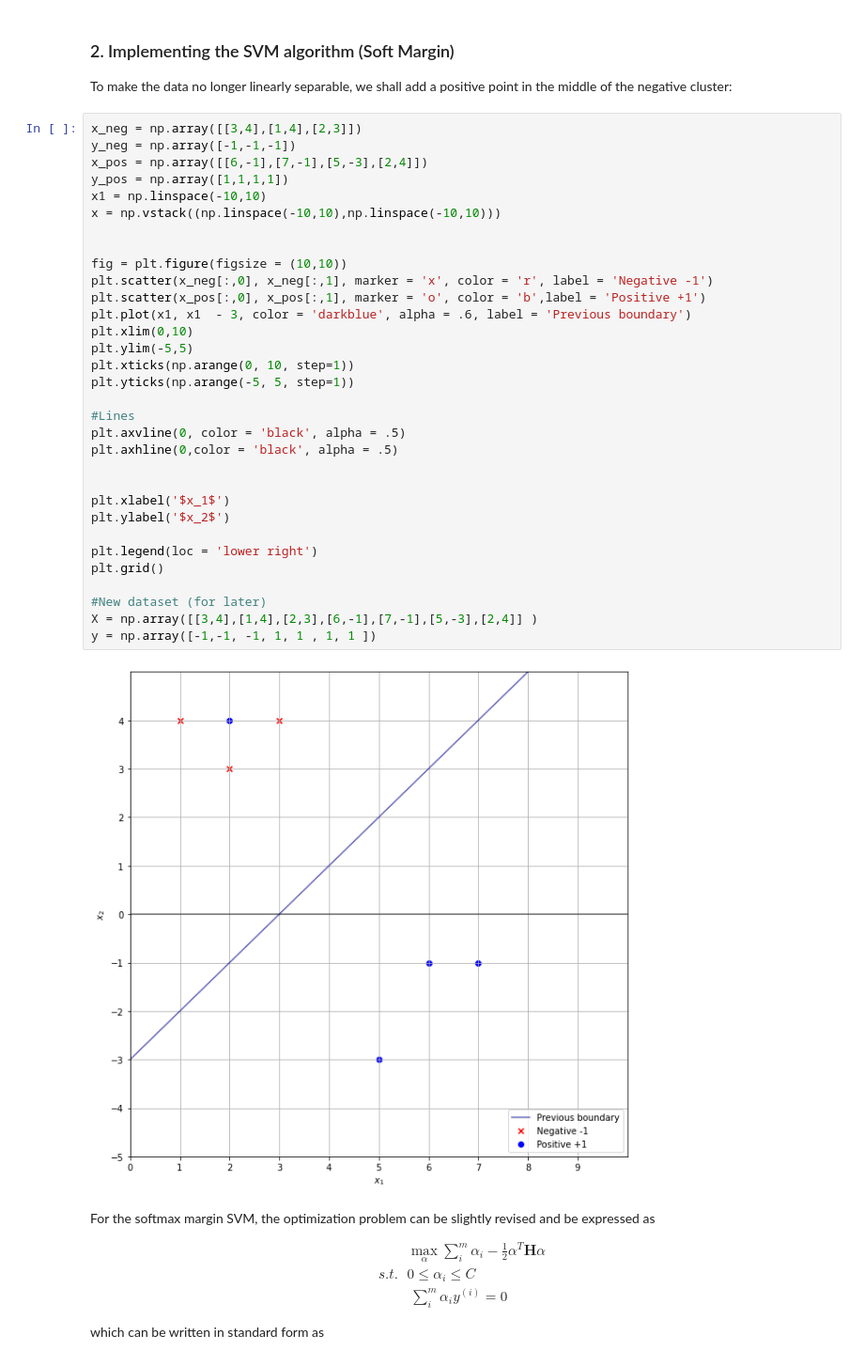
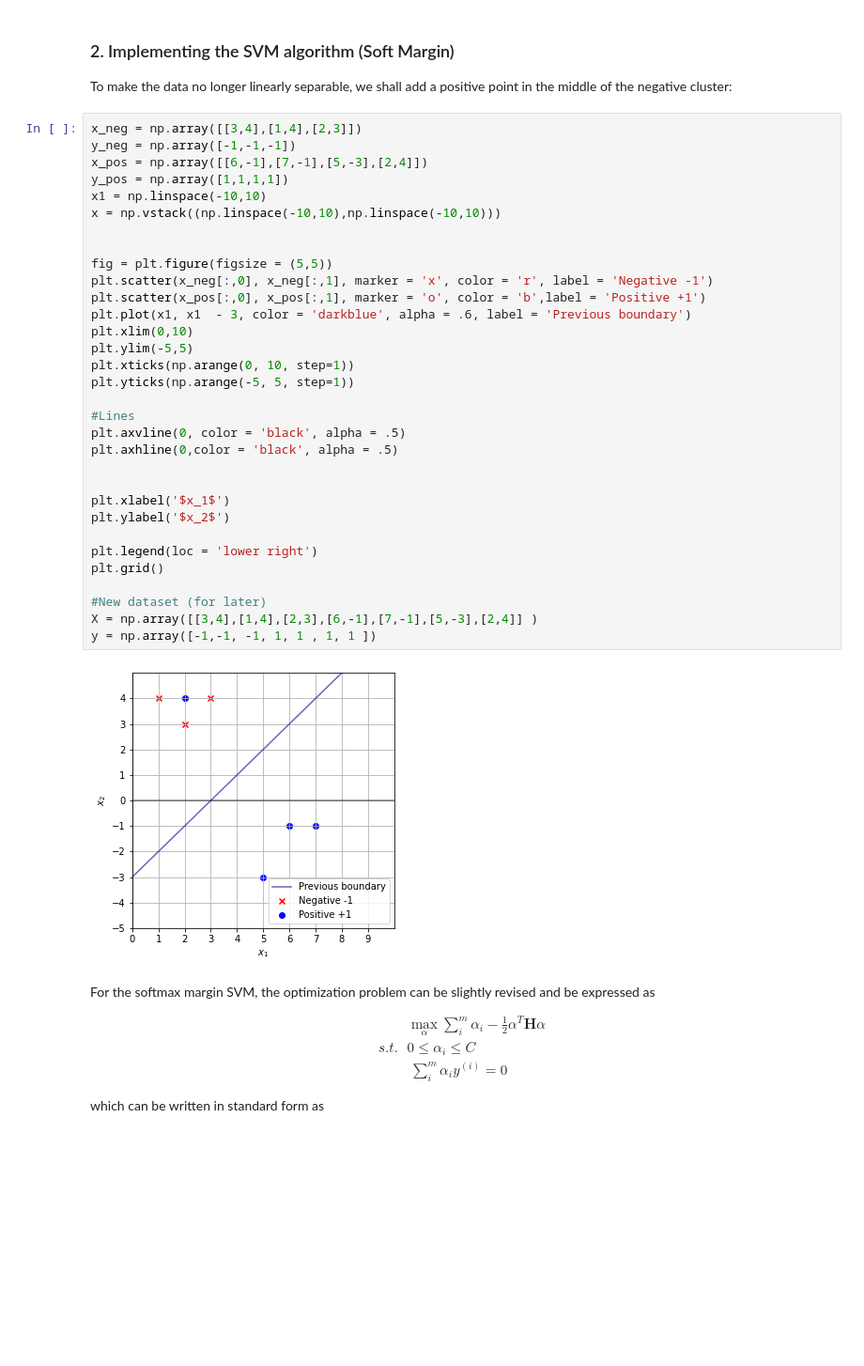
Before and after one commit to chaklam-silpasuwanchai/Python-for-Data-Science, a Jupyter notebook: 9.3 - SVM Scratch Using CVXOPT.ipynb, the cells around one changed output. Shown at 94% size. Drawn from its saved outputs; the diff is of its cells as text; blank space fills up the shorter version.

```diff
--- a/9.3 - SVM Scratch Using CVXOPT.ipynb
+++ b/9.3 - SVM Scratch Using CVXOPT.ipynb
@@ -418,35 +451,35 @@ x_neg = np.array([[3,4],[1,4],[2,3]])
 y_neg = np.array([-1,-1,-1])
 x_pos = np.array([[6,-1],[7,-1],[5,-3],[2,4]])
 y_pos = np.array([1,1,1,1])
 x1 = np.linspace(-10,10)
 x = np.vstack((np.linspace(-10,10),np.linspace(-10,10)))
 
 
-fig = plt.figure(figsize = (10,10))
+fig = plt.figure(figsize = (5,5))
 plt.scatter(x_neg[:,0], x_neg[:,1], marker = 'x', color = 'r', label = 'Negative -1')
 plt.scatter(x_pos[:,0], x_pos[:,1], marker = 'o', color = 'b',label = 'Positive +1')
 plt.plot(x1, x1  - 3, color = 'darkblue', alpha = .6, label = 'Previous boundary')
 plt.xlim(0,10)
 plt.ylim(-5,5)
 plt.xticks(np.arange(0, 10, step=1))
 plt.yticks(np.arange(-5, 5, step=1))
 
 #Lines
 plt.axvline(0, color = 'black', alpha = .5)
 plt.axhline(0,color = 'black', alpha = .5)
 
 
 plt.xlabel('$x_1$')
 plt.ylabel('$x_2$')
 
 plt.legend(loc = 'lower right')
 plt.grid()
 
 #New dataset (for later)
 X = np.array([[3,4],[1,4],[2,3],[6,-1],[7,-1],[5,-3],[2,4]] )
 y = np.array([-1,-1, -1, 1, 1 , 1, 1 ])
 # %% [output]
-[figure, old version]
+[figure, new version]
 # %% [markdown]
 For the softmax margin SVM, the optimization problem can be slightly revised and be expressed as
 
```
Also changed, not shown: parts of 2 cells of this notebook.
